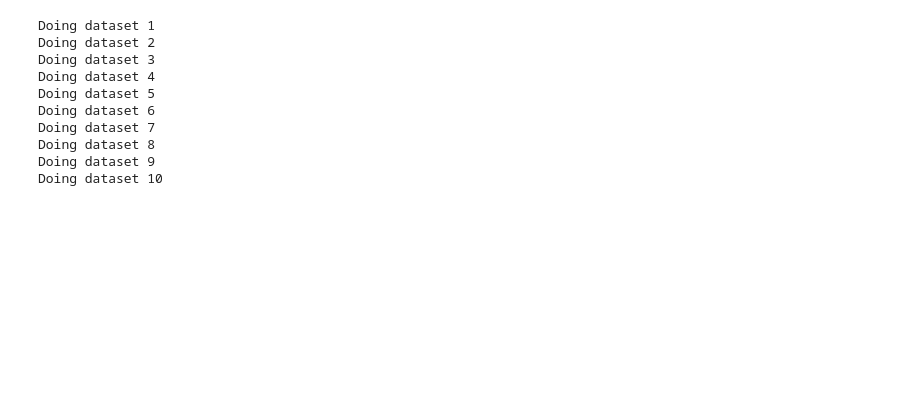
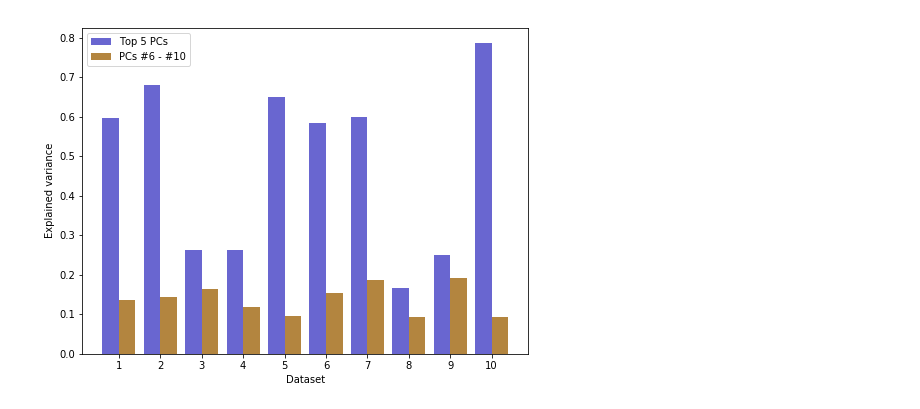
Before and after one commit to alfrednfwong/PCA_predictive_power_study, a Jupyter notebook: PCA_empiricals.ipynb, the cells around one changed output. Saved outputs shown, nothing was run; the diff lists cells and outputs as text; code cells hidden in the pictures; blank space fills up the shorter version.

```diff
--- a/PCA_empiricals.ipynb
+++ b/PCA_empiricals.ipynb
@@ -109,16 +46,29 @@ for x_data in x_datas_original:
 # %%
+# standardize all the features
+x_datas_std = []
+for x_data in x_datas_original:
+    x_datas_std.append(pd.DataFrame(StandardScaler().fit_transform(x_data)))
+
 # generate groups of features for each dataset.
-# The first two groups come from PCA, with the first being the top 5 principle
+# The first two groups come from PCA, with the first being the top 5 principal
 # components (PCs) and the second the 6th to 10th PCs in terms of explained
 # variance.
 # The last 5 are groups of 5 randomly drawn columns from the dataset, without
-# replacement.
+# replacement. They will act as benchmarks for our reference.
 x_datas_features_groups = []
+explained_vars_top_5 = []
+explained_vars_next_5 = []
 for x_data in x_datas_std:
     # get the PCs
-    _, pc_data = do_PCA(10, x_data, random_state=RANDOM_STATE)
+    _, pc_data, df_explained_var = do_PCA(
+        10, x_data, random_state=RANDOM_STATE
+    )
     pca_top_5 = pc_data.iloc[:, :5]
     pca_next_5 = pc_data.iloc[:, 5:10]
+    # the index 1 because after the sum() it returns a single entry pd.Series,
+    # with an index and a value. The index 1 is to extract the value.
+    explained_vars_top_5.append(df_explained_var[:5].sum()[1])
+    explained_vars_next_5.append(df_explained_var[5:10].sum()[1])
 
     # get random groups of 5 columns
     column_indices = np.array(range(len(x_data.columns)))
@@ -131,9 +81,9 @@ for x_data in x_datas_std:
 
     # This will be the various groups of features of one dataset (each group
     # to be used in a model instance)
-    feature_groups_list = [
+    feature_groups = [
         pca_top_5, pca_next_5, rand_features_1, rand_features_2,
         rand_features_3, rand_features_4, rand_features_5
     ]
     # This will be the list containing data from all the datasets
-    x_datas_features_groups.append(feature_groups_list)
+    x_datas_features_groups.append(feature_groups)
@@ -158,27 +90,19 @@ PCA completed
-# %%
-warnings.filterwarnings('ignore')
-results = []
-# loop thru all the datasets
-for i in range(10):
-    print(f'Doing dataset {i + 1}')
-    # compare_classification_features() automatically loops thru all feature
-    # groups
-    result = compare_classification_features(
-        x_data_list=x_datas_features_groups[i],
-        y_data=y_datas[i],
-        num_folds=10,
-        random_state=RANDOM_STATE,
-        verbose=False
-    )
-    results.append(result)
-# %% [output]
-Doing dataset 1
-Doing dataset 2
-Doing dataset 3
-Doing dataset 4
-Doing dataset 5
-Doing dataset 6
-Doing dataset 7
-Doing dataset 8
-Doing dataset 9
-Doing dataset 10
+# %%
+fig = plt.figure(figsize=(8, 6))
+ax = fig.add_subplot(111)
+width = 0.4
+ind = np.arange(1, 11)
+bars1 = plt.bar(
+    x=ind, height=explained_vars_top_5, width=width, color='#6966D0'
+)
+bars2 = plt.bar(
+    x=ind + width, height=explained_vars_next_5, width=width, color='#B3853F'
+)
+ax.set_xticks(ind + width / 2)
+ax.set_xticklabels(ind)
+ax.set_ylabel('Explained variance')
+ax.set_xlabel('Dataset')
+ax.legend(['Top 5 PCs', 'PCs #6 - #10'])
+plt.show()
+# %% [output]
+[figure, added]
```
Also changed, not shown: parts of 22 cells of this notebook, 4 other files.
